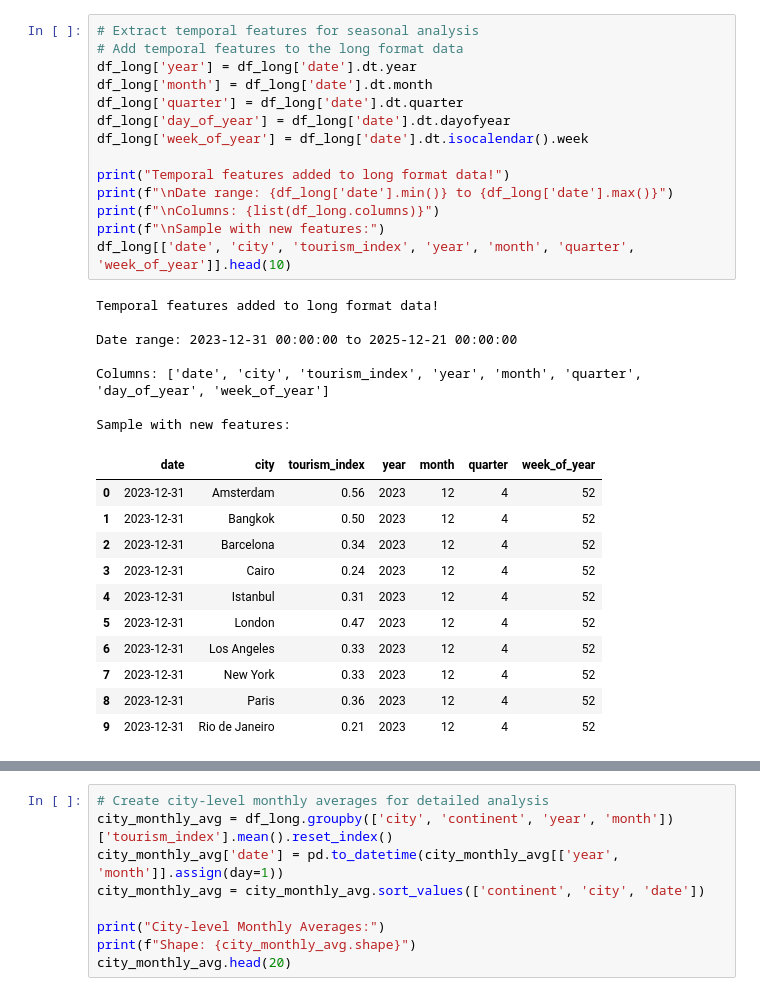
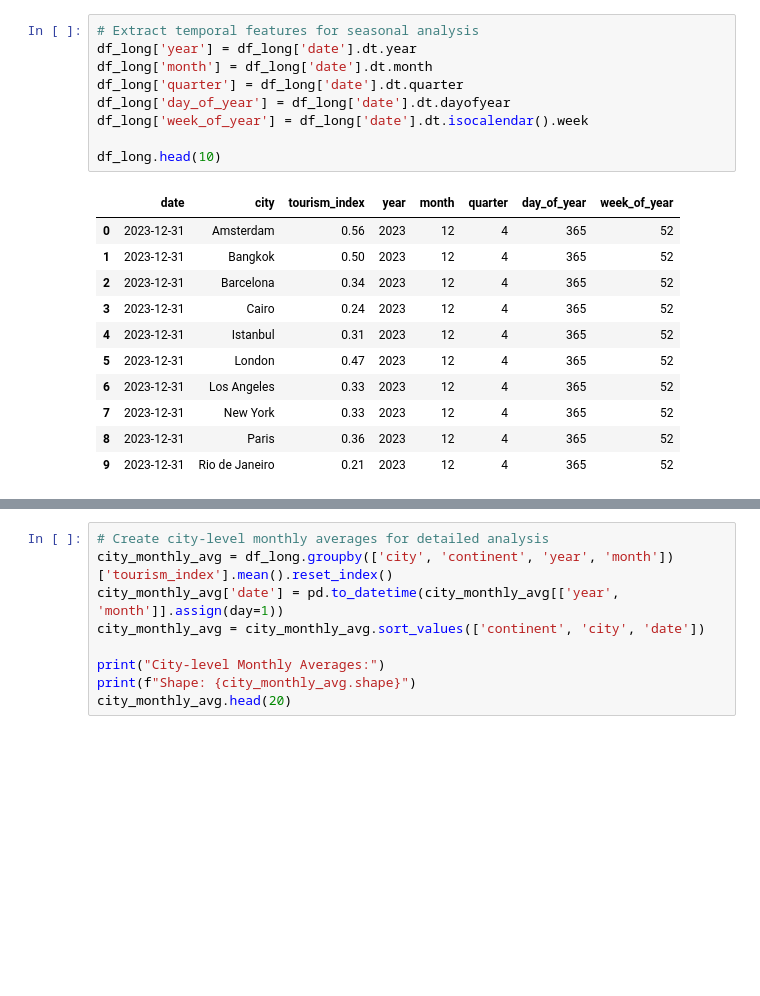
Before and after one commit to FahdKhater/Data-Analysis-Project, a Jupyter notebook: Question3/q3preprocessing.ipynb, the cells around one changed output, grey strips where cells are left out. Cells and saved outputs as stored; diff of their text form; blank space fills up the shorter version.

```diff
--- a/Question3/q3preprocessing.ipynb
+++ b/Question3/q3preprocessing.ipynb
@@ -165,34 +103,22 @@ Name: tourism_index, dtype: float64
 # %%
 # Extract temporal features for seasonal analysis
-# Add temporal features to the long format data
 df_long['year'] = df_long['date'].dt.year
 df_long['month'] = df_long['date'].dt.month
 df_long['quarter'] = df_long['date'].dt.quarter
 df_long['day_of_year'] = df_long['date'].dt.dayofyear
 df_long['week_of_year'] = df_long['date'].dt.isocalendar().week
 
-print("Temporal features added to long format data!")
-print(f"\nDate range: {df_long['date'].min()} to {df_long['date'].max()}")
-print(f"\nColumns: {list(df_long.columns)}")
-print(f"\nSample with new features:")
-df_long[['date', 'city', 'tourism_index', 'year', 'month', 'quarter', 'week_of_year']].head(10)
+df_long.head(10)
 # %% [output]
-Temporal features added to long format data!
-
-Date range: 2023-12-31 00:00:00 to 2025-12-21 00:00:00
-
-Columns: ['date', 'city', 'tourism_index', 'year', 'month', 'quarter', 'day_of_year', 'week_of_year']
-
-Sample with new features:
-|  | date | city | tourism_index | year | month | quarter | week_of_year |
-| 0 | 2023-12-31 | Amsterdam | 0.56 | 2023 | 12 | 4 | 52 |
-| 1 | 2023-12-31 | Bangkok | 0.50 | 2023 | 12 | 4 | 52 |
-| 2 | 2023-12-31 | Barcelona | 0.34 | 2023 | 12 | 4 | 52 |
-| 3 | 2023-12-31 | Cairo | 0.24 | 2023 | 12 | 4 | 52 |
-| 4 | 2023-12-31 | Istanbul | 0.31 | 2023 | 12 | 4 | 52 |
-| 5 | 2023-12-31 | London | 0.47 | 2023 | 12 | 4 | 52 |
-| 6 | 2023-12-31 | Los Angeles | 0.33 | 2023 | 12 | 4 | 52 |
-| 7 | 2023-12-31 | New York | 0.33 | 2023 | 12 | 4 | 52 |
-| 8 | 2023-12-31 | Paris | 0.36 | 2023 | 12 | 4 | 52 |
-| 9 | 2023-12-31 | Rio de Janeiro | 0.21 | 2023 | 12 | 4 | 52 |
+|  | date | city | tourism_index | year | month | quarter | day_of_year | week_of_year |
+| 0 | 2023-12-31 | Amsterdam | 0.56 | 2023 | 12 | 4 | 365 | 52 |
+| 1 | 2023-12-31 | Bangkok | 0.50 | 2023 | 12 | 4 | 365 | 52 |
+| 2 | 2023-12-31 | Barcelona | 0.34 | 2023 | 12 | 4 | 365 | 52 |
+| 3 | 2023-12-31 | Cairo | 0.24 | 2023 | 12 | 4 | 365 | 52 |
+| 4 | 2023-12-31 | Istanbul | 0.31 | 2023 | 12 | 4 | 365 | 52 |
+| 5 | 2023-12-31 | London | 0.47 | 2023 | 12 | 4 | 365 | 52 |
+| 6 | 2023-12-31 | Los Angeles | 0.33 | 2023 | 12 | 4 | 365 | 52 |
+| 7 | 2023-12-31 | New York | 0.33 | 2023 | 12 | 4 | 365 | 52 |
+| 8 | 2023-12-31 | Paris | 0.36 | 2023 | 12 | 4 | 365 | 52 |
+| 9 | 2023-12-31 | Rio de Janeiro | 0.21 | 2023 | 12 | 4 | 365 | 52 |
 # %%
```
Also changed, not shown: parts of 19 cells of this notebook, 2 other files.
